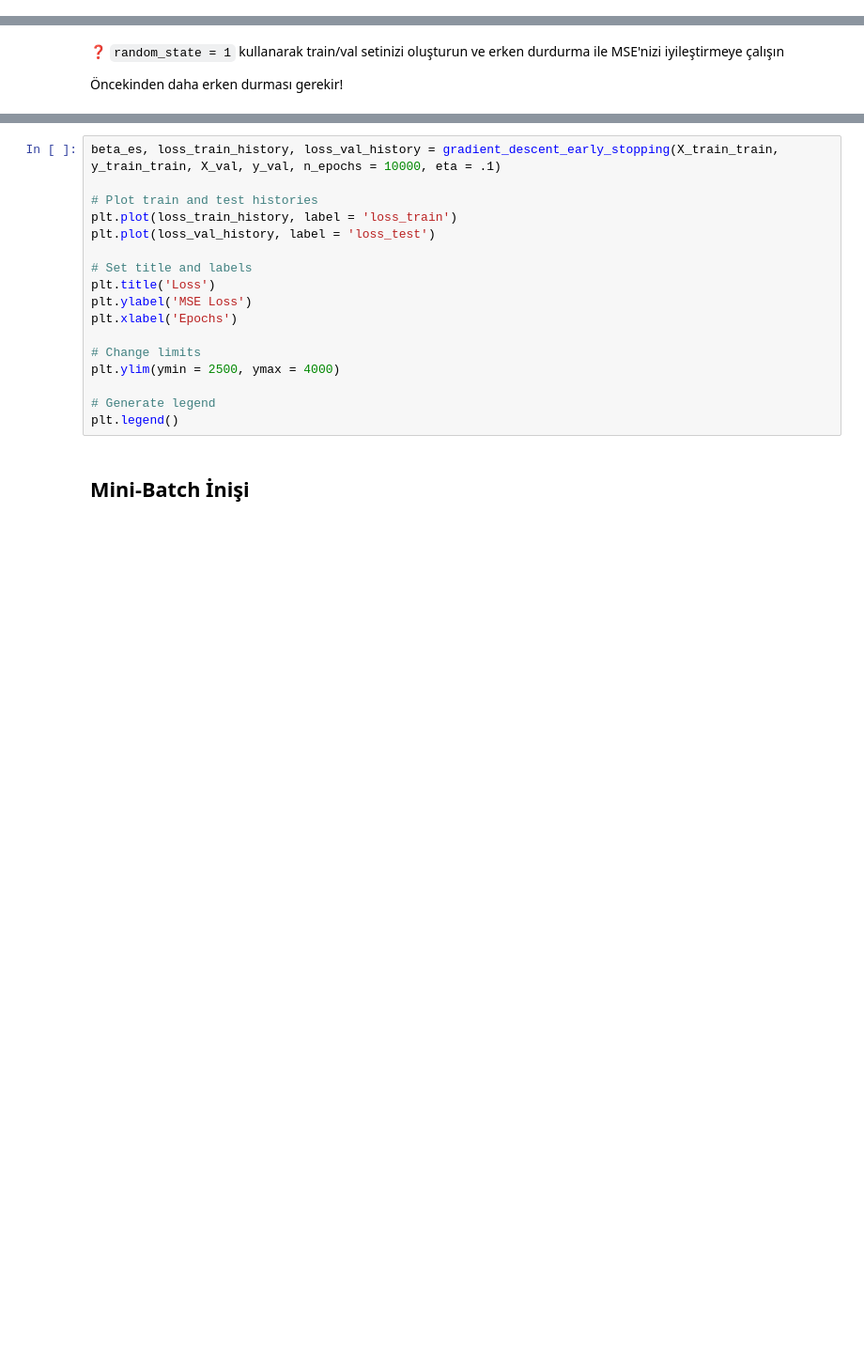
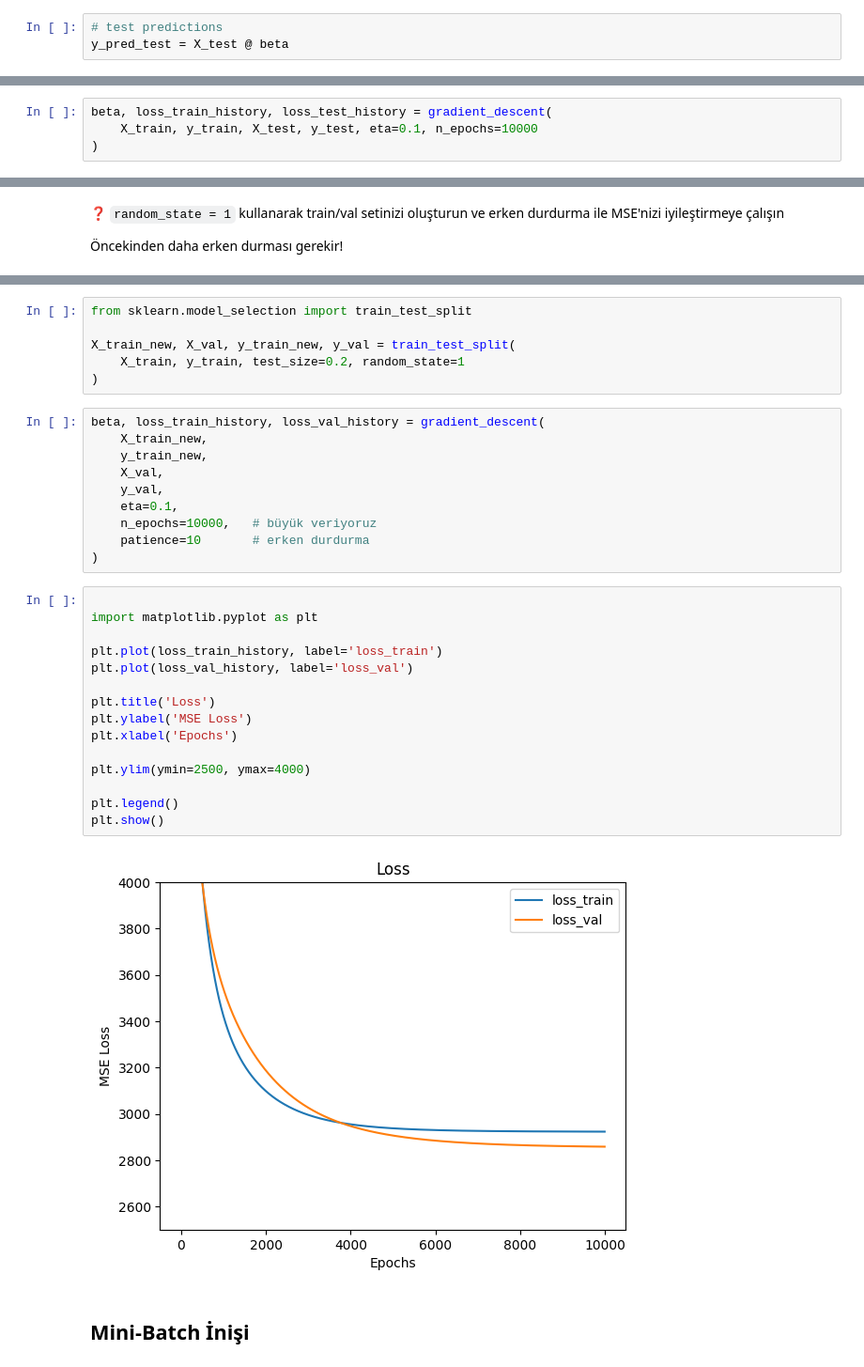
Before and after one commit to AybukeAltuntas/data-science-under-the-hood, a Jupyter notebook: gradient_descent_advanced.ipynb, the cells around one changed output, grey strips where cells are left out. Shown at 94% size. Cells and saved outputs as stored; diff of their text form; blank space fills up the shorter version.

```diff
--- a/gradient_descent_advanced.ipynb
+++ b/gradient_descent_advanced.ipynb
@@ -93,0 +115,3 @@ n_epochs= 100
+# %%
+# test predictions
+y_pred_test = X_test @ beta
@@ -125,3 +173,7 @@ def gradient_descent(X_train, y_train, X_test, y_test, eta = eta, n_epochs = 100
+# %%
+beta, loss_train_history, loss_test_history = gradient_descent(
+    X_train, y_train, X_test, y_test, eta=0.1, n_epochs=10000
+)
 # %%
 # Plot train and test histories
 plt.plot(loss_train_history, label = 'loss_train')
@@ -166,20 +309,36 @@ plt.legend()
+# %%
+from sklearn.model_selection import train_test_split
+
+X_train_new, X_val, y_train_new, y_val = train_test_split(
+    X_train, y_train, test_size=0.2, random_state=1
+)
+# %%
+beta, loss_train_history, loss_val_history = gradient_descent(
+    X_train_new,
+    y_train_new,
+    X_val,
+    y_val,
+    eta=0.1,
+    n_epochs=10000,   # büyük veriyoruz
+    patience=10       # erken durdurma
+)
 # %%
-beta_es, loss_train_history, loss_val_history = gradient_descent_early_stopping(X_train_train, y_train_train, X_val, y_val, n_epochs = 10000, eta = .1)
 
-# Plot train and test histories
-plt.plot(loss_train_history, label = 'loss_train')
-plt.plot(loss_val_history, label = 'loss_test')
+import matplotlib.pyplot as plt
 
-# Set title and labels
+plt.plot(loss_train_history, label='loss_train')
+plt.plot(loss_val_history, label='loss_val')
+
 plt.title('Loss')
 plt.ylabel('MSE Loss')
 plt.xlabel('Epochs')
 
-# Change limits
-plt.ylim(ymin = 2500, ymax = 4000)
+plt.ylim(ymin=2500, ymax=4000)
 
-# Generate legend
 plt.legend()
+plt.show()
+# %% [output]
+[figure, added]
 # %% [markdown]
 ## Mini-Batch İnişi
 # %% [markdown]
```
Also changed, not shown: parts of 25 cells of this notebook.
